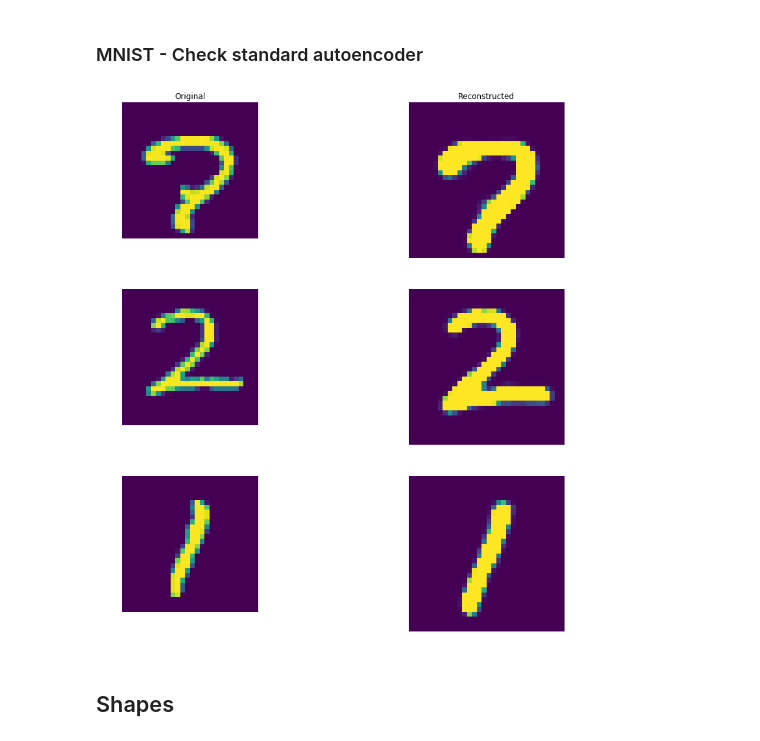
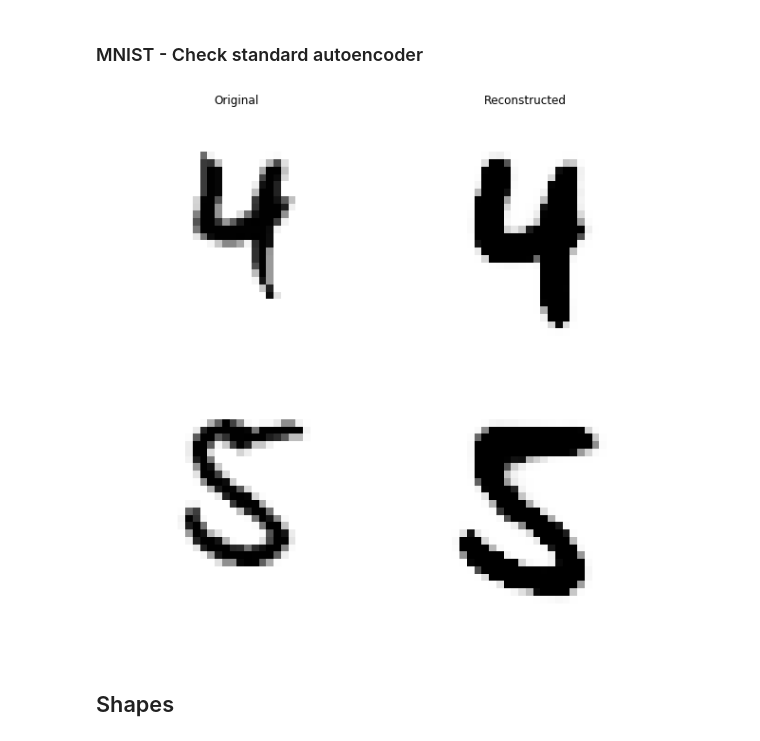
Before and after one commit to renebidart/hvae, a Jupyter notebook: notebooks/eval_autoencoder.ipynb, the cells around one changed output. Saved outputs shown, nothing was run; the diff lists cells and outputs as text; code cells hidden in the pictures.

```diff
--- a/notebooks/eval_autoencoder.ipynb
+++ b/notebooks/eval_autoencoder.ipynb
@@ -69,7 +69,7 @@ def get_model_loaders_config(PATH):
     return model, data_loader, valid_data_loader, config
 
 
-def display_results_auto(vae_model, config, norm, device, num_samples=5, data='bw', size = 32, label_col_name='label'):
+def display_results_auto(vae_model, config, norm, device, num_samples=5, data='bw', size = 32, label_col_name='label', save_loc=None):
     with torch.cuda.device(device.index): # ??? Why the fuck???
         files_dict_loc = config['data_loader']['args']['files_dict_loc']
         with open(files_dict_loc, 'rb') as f:
@@ -82,7 +82,7 @@ def display_results_auto(vae_model, config, norm, device, num_samples=5, data='b
         row_names = []
         col_names = ['Original', "Reconstructed"]
 
-        fig, ax = plt.subplots(num_samples, 2, sharex='col', sharey='row',figsize=(15,15))
+        fig, ax = plt.subplots(num_samples, 2, sharex='col', sharey='row',figsize=(10,10))
 
         for i, label in enumerate(all_labels[0:num_samples]):
             if label_col_name:
@@ -111,11 +111,11 @@ def display_results_auto(vae_model, config, norm, device, num_samples=5, data='b
 
             tensor_label = torch.from_numpy(np.array(label)).unsqueeze(0).type(torch.LongTensor).to(device)
 
-            output = model(tensor_img, tensor_label)
+            output = model(tensor_img,  deterministic=False)
             recon_x = output[0]
 
-            ax[i, 0].imshow(img)
-            ax[i, 1].imshow(torch_to_np(recon_x))
+            ax[i, 0].imshow(img, cmap='Greys',  interpolation='nearest')
+            ax[i, 1].imshow(torch_to_np(recon_x), cmap='Greys',  interpolation='nearest')
             ax[i, 0].axis('off')
             ax[i, 1].axis('off')
 
@@ -124,14 +124,17 @@ def display_results_auto(vae_model, config, norm, device, num_samples=5, data='b
         if label_col_name:
             for curr_ax, row in zip(ax[:,0], row_names):
                 curr_ax.set_ylabel(row, rotation=0, size='large')
+        if save_loc:
+            plt.savefig(save_loc, bbox_inches='tight')
 # %% [markdown]
 ### MNIST - Check standard autoencoder
 # %%
 PATH = '/media/rene/data/hvae/mnist/vae_001_mnist/1214_153603'
 model, data_loader, valid_data_loader, config = get_model_loaders_config(PATH)
-display_results_auto(model, config, MNIST_norm, device, num_samples=3, label_col_name='class')
+loc = "/media/rene/code/hvae/imgs/VAE_mnist.png"
+display_results_auto(model, config, MNIST_norm, device, num_samples=2, label_col_name='class', save_loc=loc)
 # %% [output]
-[figure, old version]
+[figure, new version]
 # %% [markdown]
 ## Shapes
 # %%
```
Also changed, not shown: parts of 10 cells of this notebook, 8 other files.
